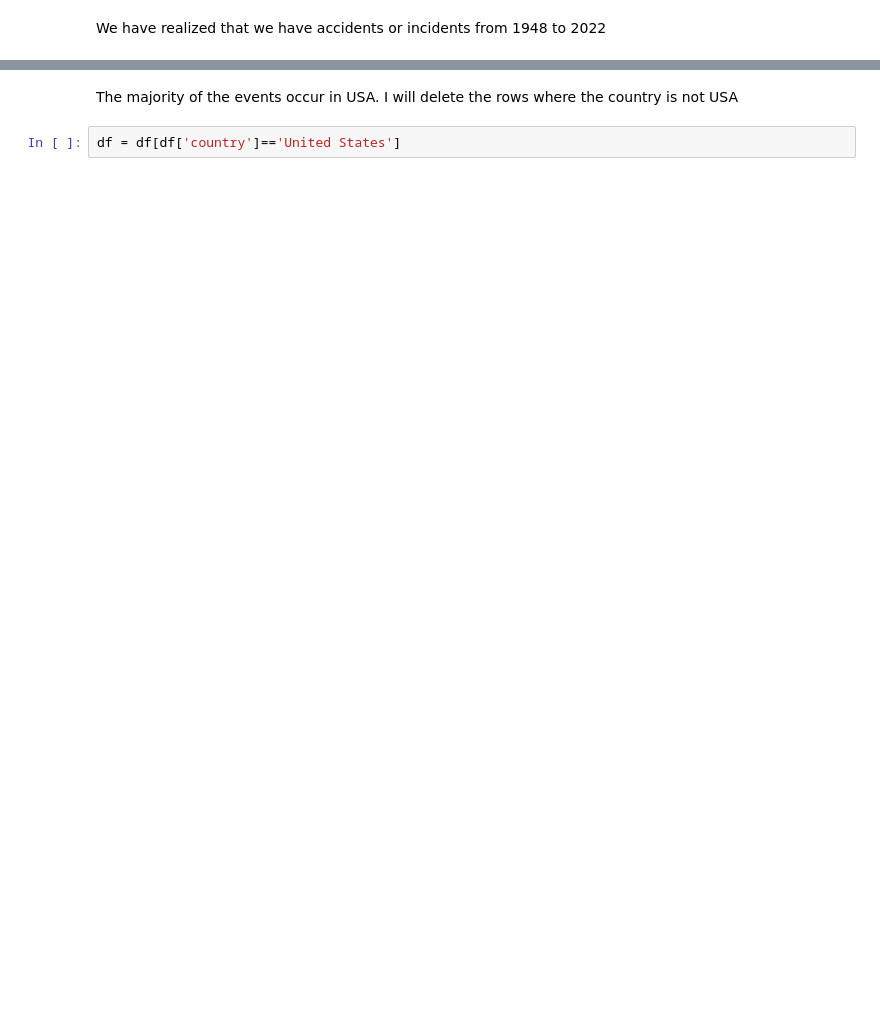
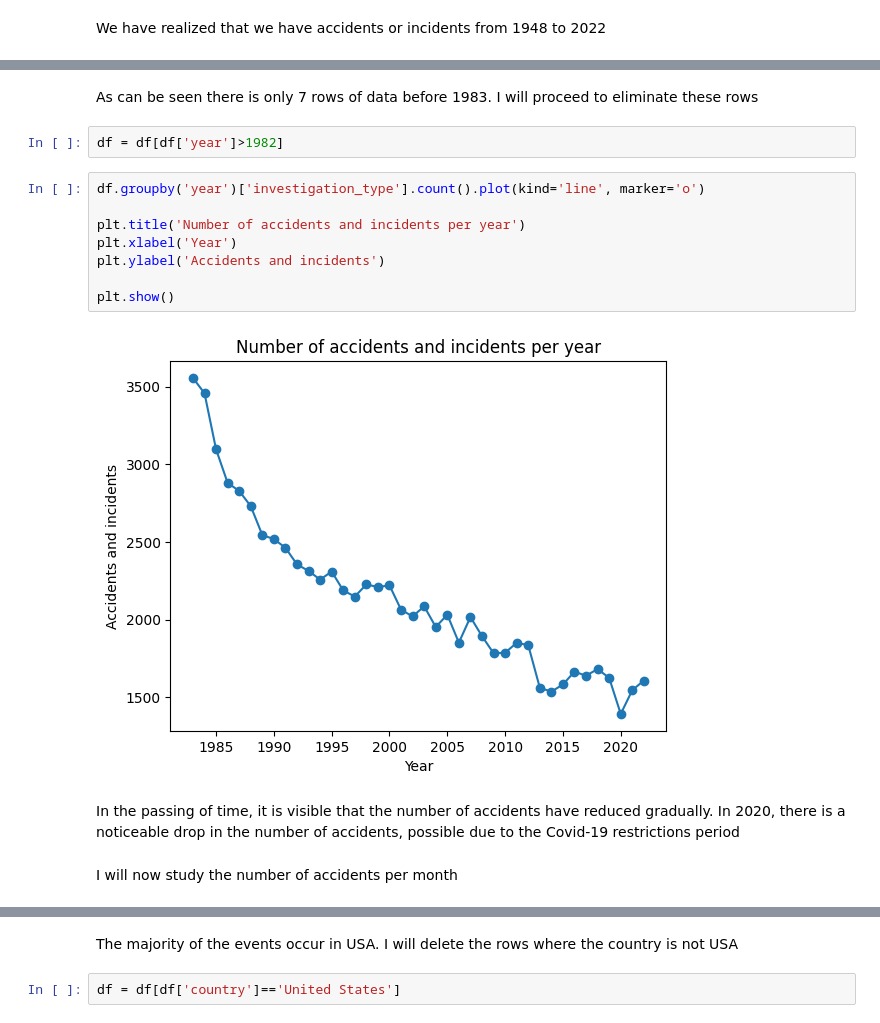
Before and after one commit to mbarriola96/Aircraft_safety_analysis, a Jupyter notebook: 00_data_understanding.ipynb, the cells around one changed output, grey strips where cells are left out. Saved outputs shown, nothing was run; the diff lists cells and outputs as text; blank space fills up the shorter version.

```diff
--- a/00_data_understanding.ipynb
+++ b/00_data_understanding.ipynb
@@ -383,0 +518,18 @@ Country
+# %% [markdown]
+As can be seen there is only 7 rows of data before 1983. I will proceed to eliminate these rows
+# %%
+df = df[df['year']>1982]
+# %%
+df.groupby('year')['investigation_type'].count().plot(kind='line', marker='o')
+
+plt.title('Number of accidents and incidents per year')
+plt.xlabel('Year')
+plt.ylabel('Accidents and incidents')
+
+plt.show()
+# %% [output]
+[figure, added]
+# %% [markdown]
+In the passing of time, it is visible that the number of accidents have reduced gradually. In 2020, there is a noticeable drop in the number of accidents, possible due to the Covid-19 restrictions period
+# %% [markdown]
+I will now study the number of accidents per month
```
Also changed, not shown: parts of 169 cells of this notebook.
